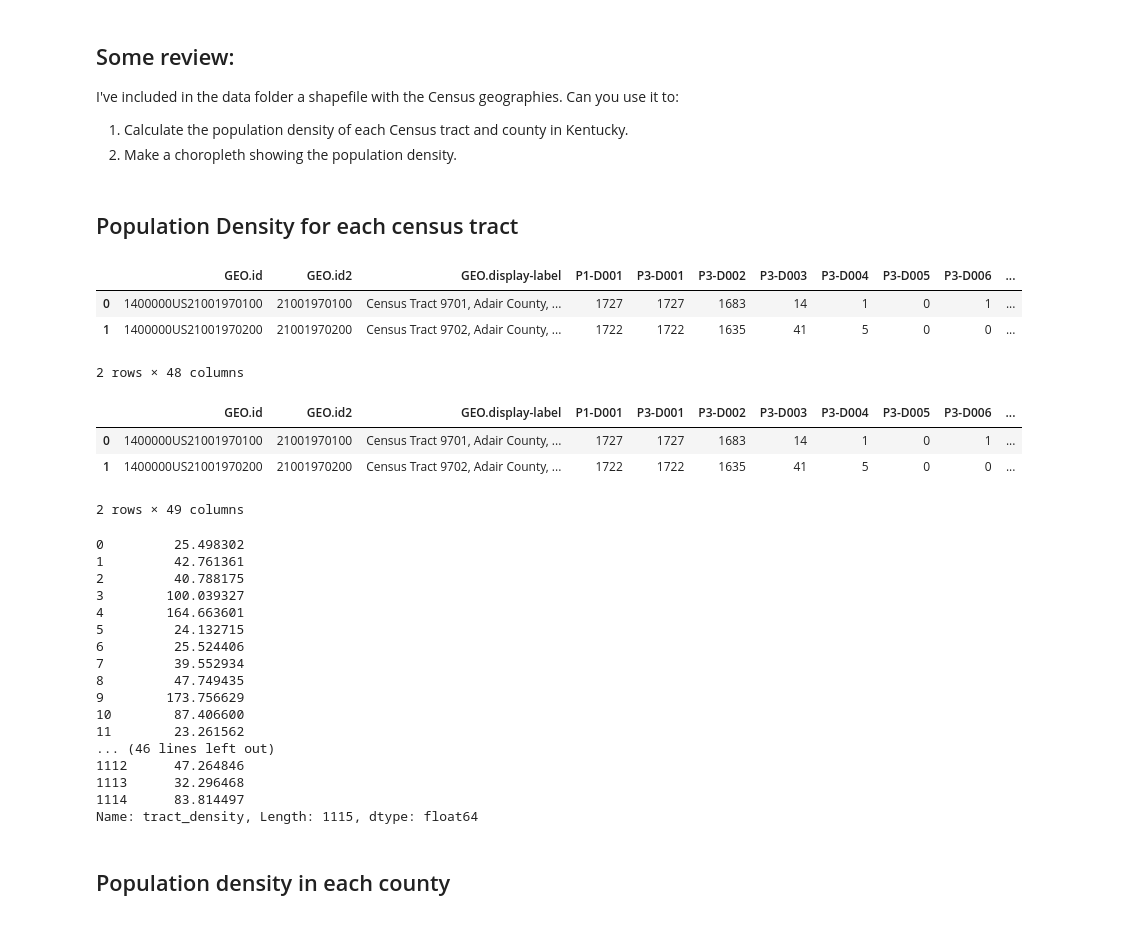
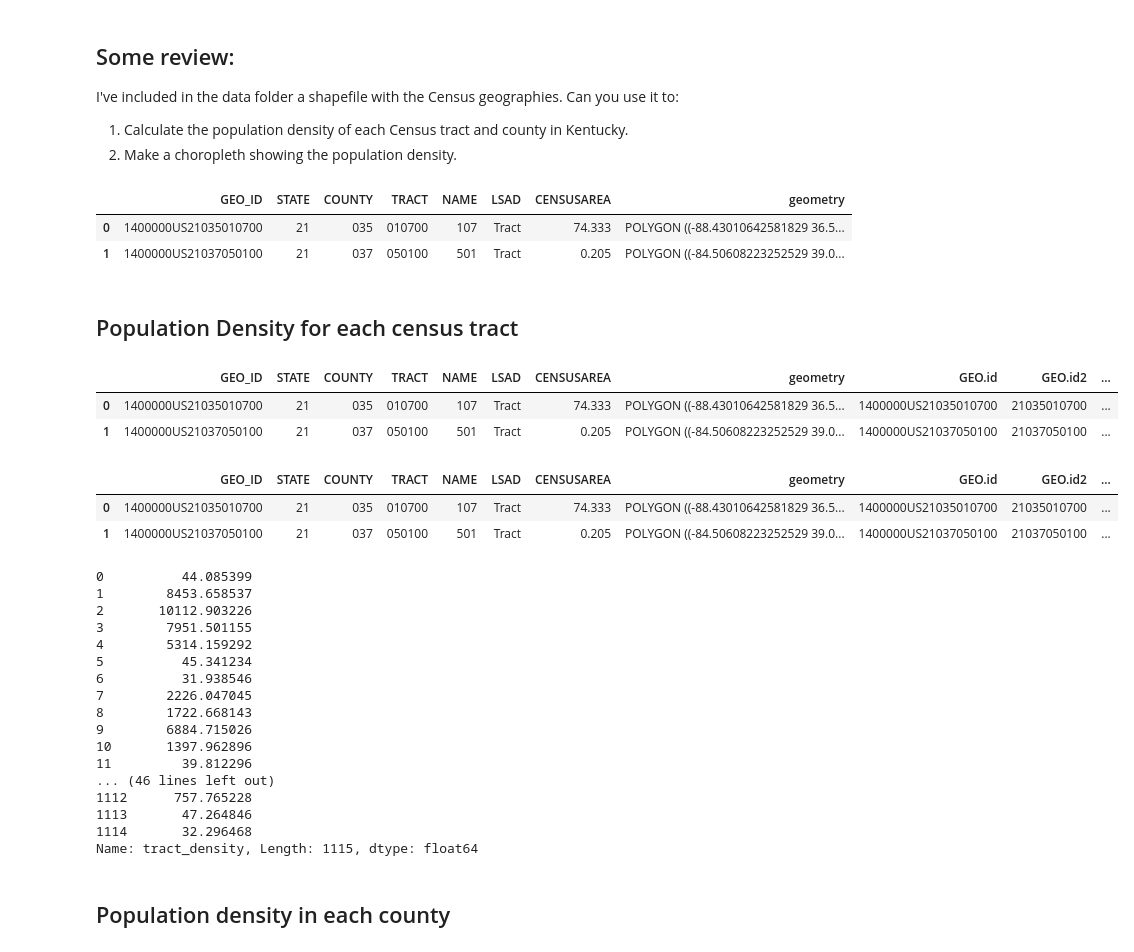
Before and after one commit to rianatanzen068/ce599, a Jupyter notebook: 11-Grouping/groupby.ipynb, the cells around one changed output. Drawn from its saved outputs; the diff is of its cells as text; code cells hidden in the pictures.

```diff
--- a/11-Grouping/groupby.ipynb
+++ b/11-Grouping/groupby.ipynb
@@ -659,46 +684,48 @@ from shapely.geometry import Point
 import pandas as pd
 # %%
 census = gp.read_file('data/gz_2010_21_140_00_500k.shp')
-#census
+census[:2]
+# %% [output]
+|  | GEO_ID | STATE | COUNTY | TRACT | NAME | LSAD | CENSUSAREA | geometry |
+| 0 | 1400000US21035010700 | 21 | 035 | 010700 | 107 | Tract | 74.333 | POLYGON ((-88.43010642581829 36.5... |
+| 1 | 1400000US21037050100 | 21 | 037 | 050100 | 501 | Tract | 0.205 | POLYGON ((-84.50608223252529 39.0... |
 # %% [markdown]
 ## Population Density for each census tract
 # %%
-all_data = pd.merge (sf1,census, left_on = 'GEO.id', right_on = 'GEO_ID', how = 'inner')
+all_data = pd.merge (census, sf1, left_on = 'GEO_ID', right_on = 'GEO.id')
 all_data [:2]
 # %% [output]
-|  | GEO.id | GEO.id2 | GEO.display-label | P1-D001 | P3-D001 | P3-D002 | P3-D003 | P3-D004 | P3-D005 | P3-D006 | ... |
-| 0 | 1400000US21001970100 | 21001970100 | Census Tract 9701, Adair County, ... | 1727 | 1727 | 1683 | 14 | 1 | 0 | 1 | ... |
-| 1 | 1400000US21001970200 | 21001970200 | Census Tract 9702, Adair County, ... | 1722 | 1722 | 1635 | 41 | 5 | 0 | 0 | ... |
+|  | GEO_ID | STATE | COUNTY | TRACT | NAME | LSAD | CENSUSAREA | geometry | GEO.id | GEO.id2 | ... |
+| 0 | 1400000US21035010700 | 21 | 035 | 010700 | 107 | Tract | 74.333 | POLYGON ((-88.43010642581829 36.5... | 1400000US21035010700 | 21035010700 | ... |
+| 1 | 1400000US21037050100 | 21 | 037 | 050100 | 501 | Tract | 0.205 | POLYGON ((-84.50608223252529 39.0... | 1400000US21037050100 | 21037050100 | ... |
-2 rows × 48 columns
 # %%
 all_data ['tract_density'] = all_data ['P1-D001']/all_data ['CENSUSAREA']
 all_data [:2]
 # %% [output]
-|  | GEO.id | GEO.id2 | GEO.display-label | P1-D001 | P3-D001 | P3-D002 | P3-D003 | P3-D004 | P3-D005 | P3-D006 | ... |
-| 0 | 1400000US21001970100 | 21001970100 | Census Tract 9701, Adair County, ... | 1727 | 1727 | 1683 | 14 | 1 | 0 | 1 | ... |
-| 1 | 1400000US21001970200 | 21001970200 | Census Tract 9702, Adair County, ... | 1722 | 1722 | 1635 | 41 | 5 | 0 | 0 | ... |
+|  | GEO_ID | STATE | COUNTY | TRACT | NAME | LSAD | CENSUSAREA | geometry | GEO.id | GEO.id2 | ... |
+| 0 | 1400000US21035010700 | 21 | 035 | 010700 | 107 | Tract | 74.333 | POLYGON ((-88.43010642581829 36.5... | 1400000US21035010700 | 21035010700 | ... |
+| 1 | 1400000US21037050100 | 21 | 037 | 050100 | 501 | Tract | 0.205 | POLYGON ((-84.50608223252529 39.0... | 1400000US21037050100 | 21037050100 | ... |
-2 rows × 49 columns
 # %%
 pd.options.display.max_columns=50
 # %%
 all_data ['tract_density']
 # %% [output]
-0         25.498302
-1         42.761361
-2         40.788175
-3        100.039327
-4        164.663601
-5         24.132715
-6         25.524406
-7         39.552934
-8         47.749435
-9        173.756629
-10        87.406600
-11        23.261562
+0          44.085399
+1        8453.658537
+2       10112.903226
+3        7951.501155
+4        5314.159292
+5          45.341234
+6          31.938546
+7        2226.047045
+8        1722.668143
+9        6884.715026
+10       1397.962896
+11         39.812296
 ... (46 lines left out)
-1112      47.264846
-1113      32.296468
-1114      83.814497
+1112      757.765228
+1113       47.264846
+1114       32.296468
 Name: tract_density, Length: 1115, dtype: float64
 # %% [markdown]
 ## Population density in each county
```
Also changed, not shown: parts of 16 cells of this notebook.
